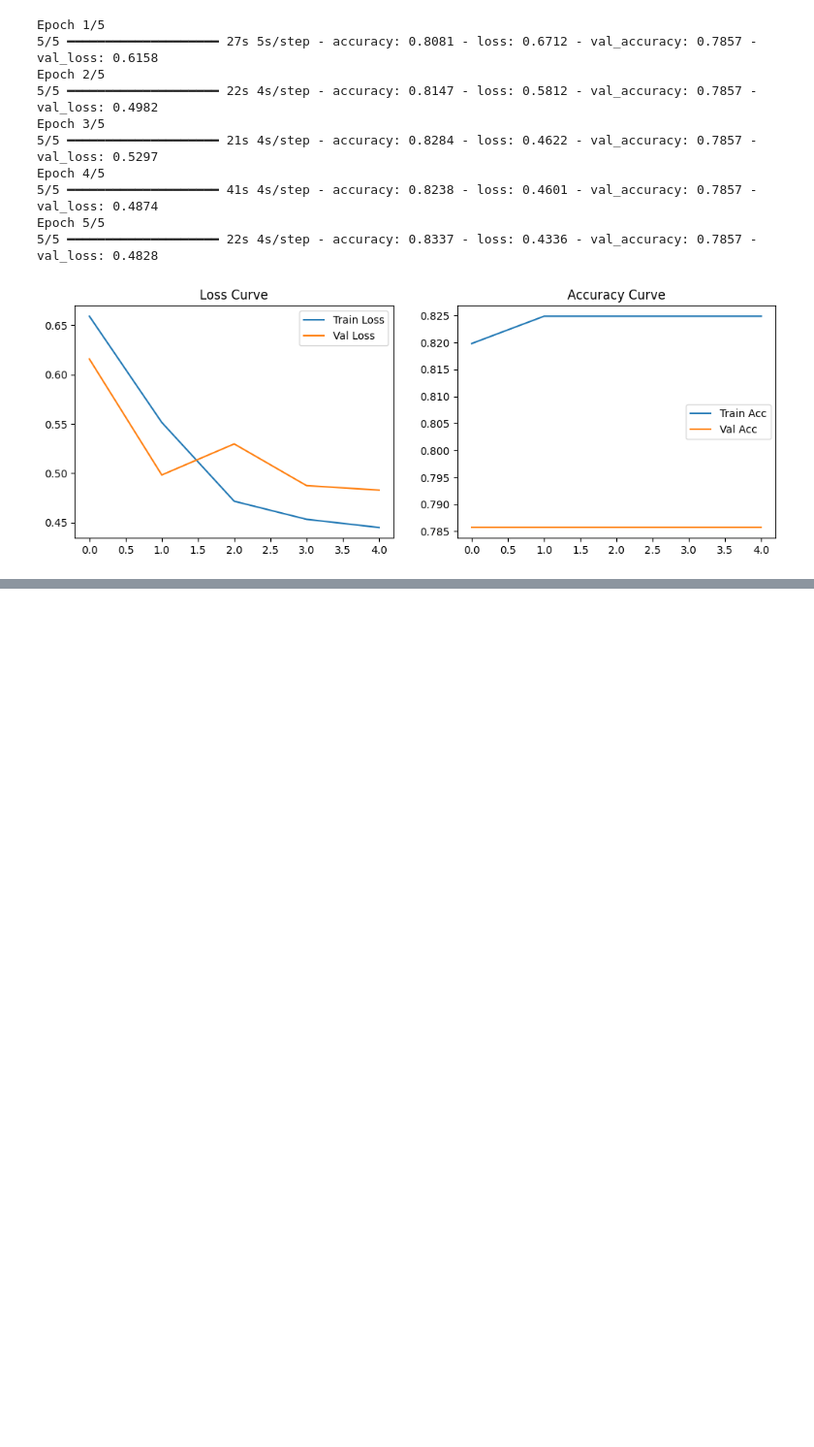
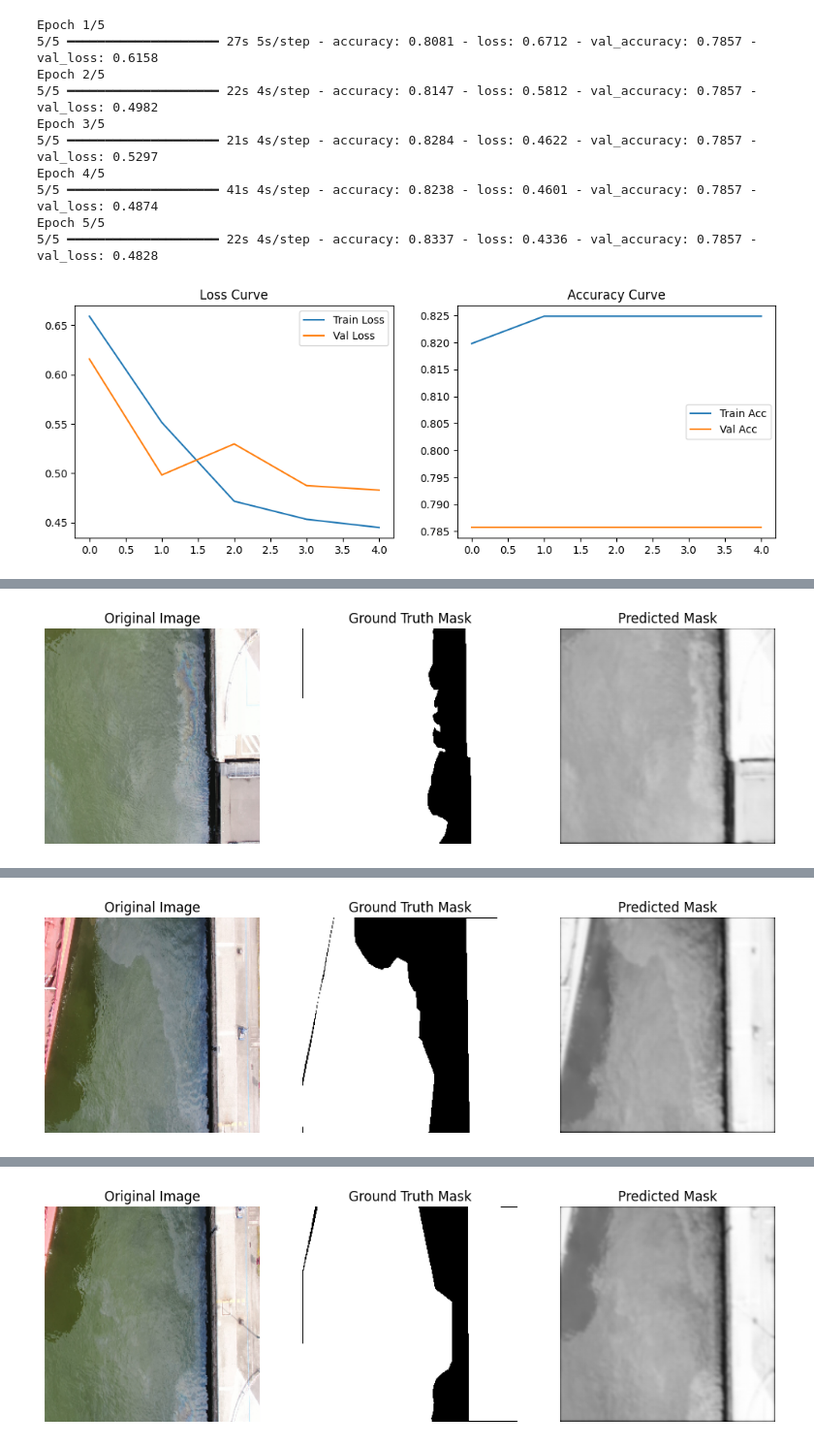
Before and after one commit to Shivam123Tripathi/INFOSYS-_INTERNSHIP-OIL_SPILL_DETECTION-, a Jupyter notebook: Copy_of_Welcome_To_Colab.ipynb, the cells around one changed output, grey strips where cells are left out. Shown at 97% size. Saved outputs shown, nothing was run; the diff lists cells and outputs as text; code cells hidden in the pictures; blank space fills up the shorter version.

```diff
--- a/Copy_of_Welcome_To_Colab.ipynb
+++ b/Copy_of_Welcome_To_Colab.ipynb
@@ -619,3 +619,31 @@ lr = 1e-3  # learning rate
 model.compile(optimizer=tf.keras.optimizers.Adam(learning_rate=lr),
               loss=bce_dice_loss,  # OR 'binary_crossentropy' if you haven't defined dice loss
               metrics=['accuracy'])
+# %%
+import matplotlib.pyplot as plt
+
+n_show = 3  # number of samples to show
+for i in range(n_show):
+    plt.figure(figsize=(12,4))
+
+    # Original image
+    plt.subplot(1,3,1)
+    plt.imshow(X_val[i])
+    plt.title("Original Image")
+    plt.axis('off')
+
+    # Ground Truth mask
+    plt.subplot(1,3,2)
+    plt.imshow(y_val[i].squeeze(), cmap='gray')
+    plt.title("Ground Truth Mask")
+    plt.axis('off')
+
+    # Predicted mask
+    pred_mask = model.predict(X_val[i:i+1])[0]
+    plt.subplot(1,3,3)
+    plt.imshow(pred_mask.squeeze(), cmap='gray')
+    plt.title("Predicted Mask")
+    plt.axis('off')
+
+    plt.show()
+# %% [output]
@@ -621,0 +651 @@ model.compile(optimizer=tf.keras.optimizers.Adam(learning_rate=lr),
+[figure, added]
@@ -621,0 +653 @@ model.compile(optimizer=tf.keras.optimizers.Adam(learning_rate=lr),
+[figure, added]
@@ -621,0 +655 @@ model.compile(optimizer=tf.keras.optimizers.Adam(learning_rate=lr),
+[figure, added]
```
Also changed, not shown: parts of 3 cells of this notebook.
